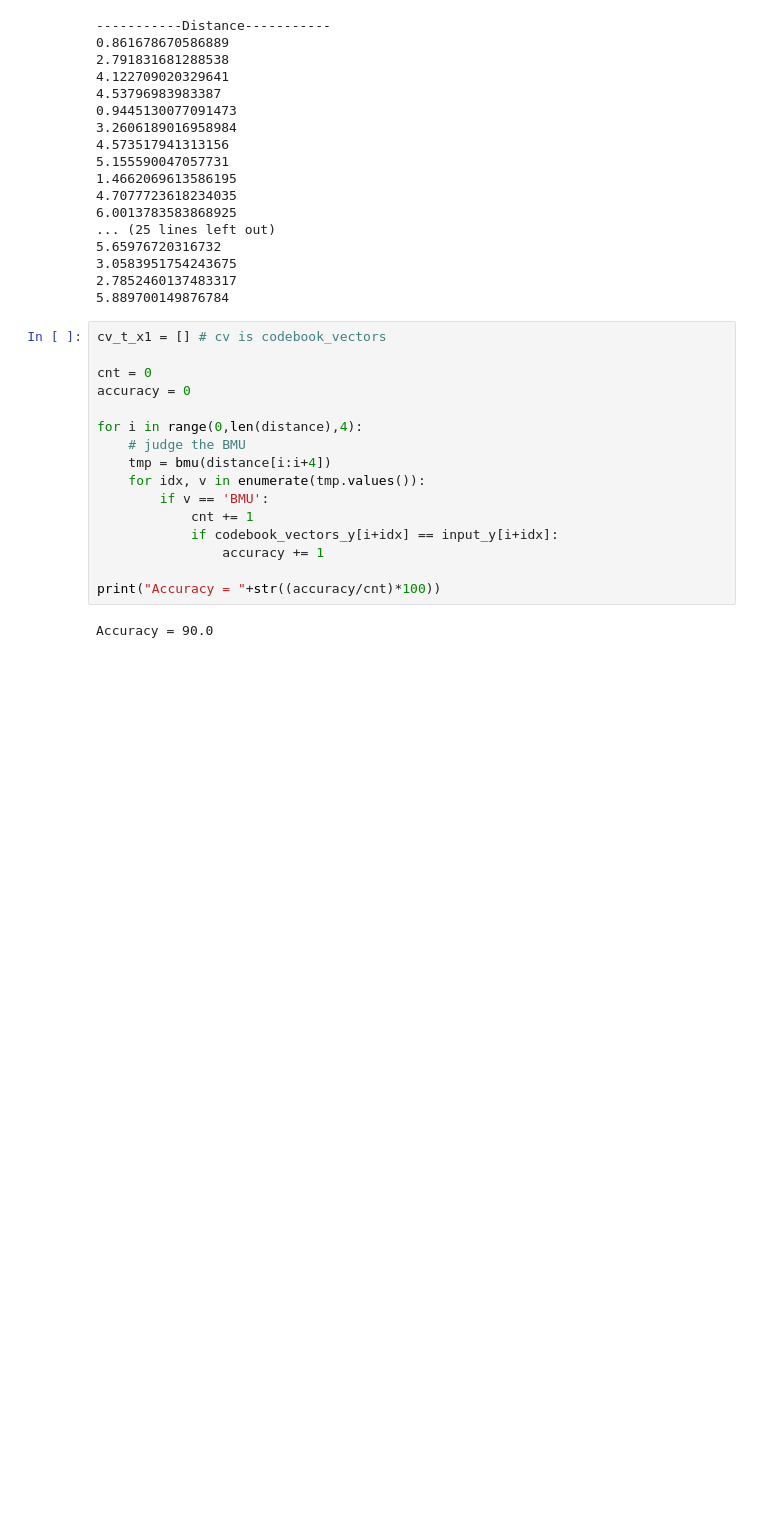
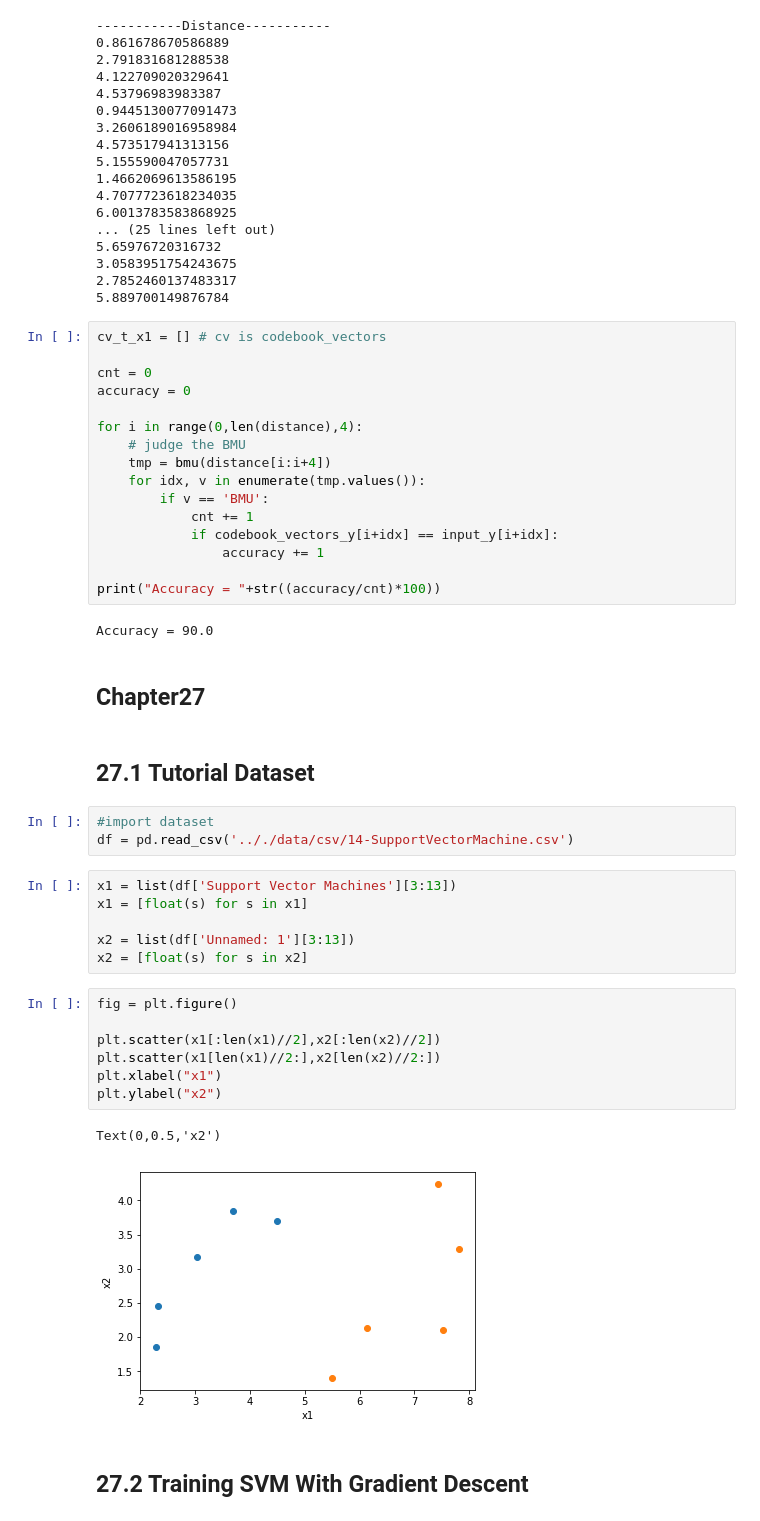
Before and after one commit to Hamumayo55/Intelligent-information, a Jupyter notebook: lab3/lab3-homework-218588B.ipynb, the cells around one changed output. Saved outputs shown, nothing was run; the diff lists cells and outputs as text; blank space fills up the shorter version.

```diff
--- a/lab3/lab3-homework-218588B.ipynb
+++ b/lab3/lab3-homework-218588B.ipynb
@@ -753,3 +741,28 @@ for i in range(0,len(distance),4):
 print("Accuracy = "+str((accuracy/cnt)*100))
 # %% [output]
 Accuracy = 90.0
+# %% [markdown]
+## Chapter27
+# %% [markdown]
+## 27.1 Tutorial Dataset
+# %%
+#import dataset
+df = pd.read_csv('.././data/csv/14-SupportVectorMachine.csv')
+# %%
+x1 = list(df['Support Vector Machines'][3:13])
+x1 = [float(s) for s in x1]
+
+x2 = list(df['Unnamed: 1'][3:13])
+x2 = [float(s) for s in x2]
+# %%
+fig = plt.figure()
+
+plt.scatter(x1[:len(x1)//2],x2[:len(x2)//2])
+plt.scatter(x1[len(x1)//2:],x2[len(x2)//2:])
+plt.xlabel("x1")
+plt.ylabel("x2")
+# %% [output]
+Text(0,0.5,'x2')
+[figure, added]
+# %% [markdown]
+## 27.2 Training SVM With Gradient Descent
```
Also changed, not shown: parts of 17 cells of this notebook.
